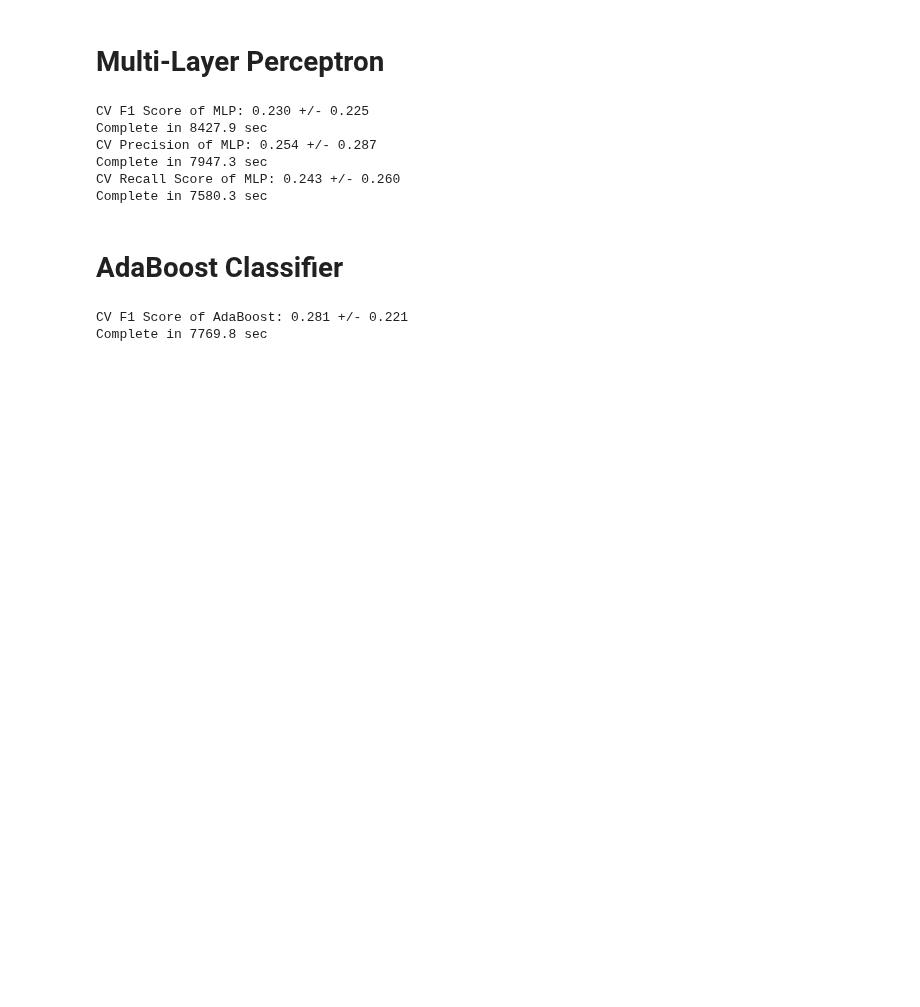
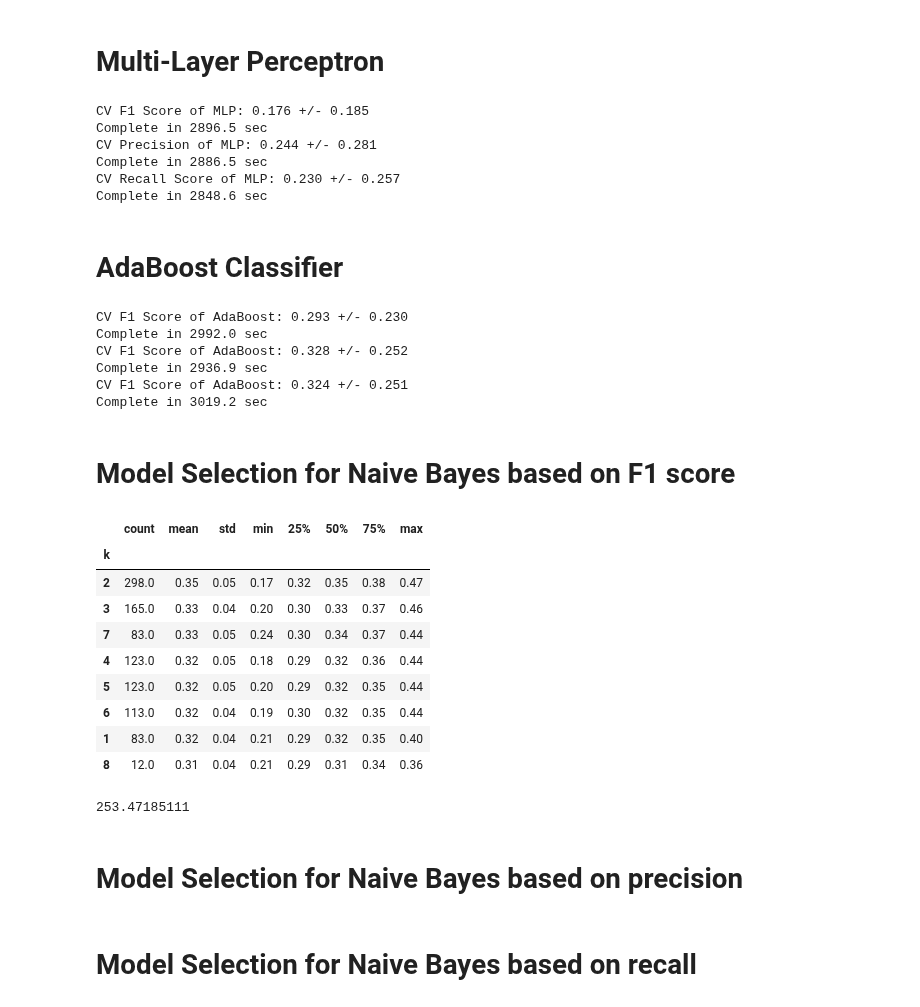
Before and after one commit to lmarkely/enron_fraud, a Jupyter notebook: Enron_fraud_SKB2.ipynb, the cells around one changed output. Saved outputs shown, nothing was run; the diff lists cells and outputs as text; code cells hidden in the pictures; blank space fills up the shorter version.

```diff
--- a/Enron_fraud_SKB2.ipynb
+++ b/Enron_fraud_SKB2.ipynb
@@ -497,8 +526,8 @@ Complete in 36.7 sec
 #  Multi-Layer Perceptron
 # %%
 #Set the number of repeats of the cross validation
-N_outer = 5
-N_inner = 5
+N_outer = 3
+N_inner = 3
 
 #Kernel SVC
 scores=[]
@@ -546,18 +575,18 @@ print ('CV Recall Score of MLP: %.3f +/- %.3f'
        %(np.mean(scores), np.std(scores)))
 print 'Complete in %.1f sec' %(time()-t0)
 # %% [output]
-CV F1 Score of MLP: 0.230 +/- 0.225
-Complete in 8427.9 sec
-CV Precision of MLP: 0.254 +/- 0.287
-Complete in 7947.3 sec
-CV Recall Score of MLP: 0.243 +/- 0.260
-Complete in 7580.3 sec
+CV F1 Score of MLP: 0.176 +/- 0.185
+Complete in 2896.5 sec
+CV Precision of MLP: 0.244 +/- 0.281
+Complete in 2886.5 sec
+CV Recall Score of MLP: 0.230 +/- 0.257
+Complete in 2848.6 sec
 # %% [markdown]
 #  AdaBoost Classifier
 # %%
 #Set the number of repeats of the cross validation
-N_outer = 5
-N_inner = 5
+N_outer = 3
+N_inner = 3
 
 #AdaBoost
 scores=[]
@@ -605,5 +634,52 @@ print ('CV F1 Score of AdaBoost: %.3f +/- %.3f'
        %(np.mean(scores), np.std(scores)))
 print 'Complete in %.1f sec' %(time()-t0)
 # %% [output]
-CV F1 Score of AdaBoost: 0.281 +/- 0.221
-Complete in 7769.8 sec
+CV F1 Score of AdaBoost: 0.293 +/- 0.230
+Complete in 2992.0 sec
+CV F1 Score of AdaBoost: 0.328 +/- 0.252
+Complete in 2936.9 sec
+CV F1 Score of AdaBoost: 0.324 +/- 0.251
+Complete in 3019.2 sec
+# %% [markdown]
+#  Model Selection for Naive Bayes based on F1 score
+# %%
+from IPython.core.display import display
+n_reps = 1000
+best_params = []
+
+clf_nb = GaussianNB()
+pipe_nb = Pipeline([['sc',MinMaxScaler()],
+                    ['kbest',SelectKBest(chi2)],
+                    ['clf',clf_nb]])
+params_nb = {'kbest__k':np.arange(1,10)}
+
+t0 = time()
+for rep in np.arange(n_reps):
+    k_fold = StratifiedKFold(n_splits=5,shuffle=True,random_state=rep)
+    gs_nb_cv = GridSearchCV(estimator=pipe_nb,param_grid=params_nb,cv=k_fold,scoring='f1')
+    gs_nb_cv = gs_nb_cv.fit(X,y)
+    best_param = gs_nb_cv.best_params_
+    best_param.update({'Best Score': gs_nb_cv.best_score_})
+    best_params.append(best_param)
+
+#DataFrame summarizing average of best scores, frequency for each best parameter value
+best_params_df = pd.DataFrame(best_params)
+best_params_df = best_params_df.rename(columns={'kbest__k':'k'})
+best_params_df = best_params_df.groupby('k')['Best Score'].describe()
+best_params_df = np.round(best_params_df,decimals=2).sort_values(['mean','count'],axis=0,ascending=[False,False])
+display(best_params_df)
+print time() - t0
+# %% [output]
+|  | count | mean | std | min | 25% | 50% | 75% | max |
+| k |  |  |  |  |  |  |  |  |
+| 2 | 298.0 | 0.35 | 0.05 | 0.17 | 0.32 | 0.35 | 0.38 | 0.47 |
+| 3 | 165.0 | 0.33 | 0.04 | 0.20 | 0.30 | 0.33 | 0.37 | 0.46 |
+| 7 | 83.0 | 0.33 | 0.05 | 0.24 | 0.30 | 0.34 | 0.37 | 0.44 |
+| 4 | 123.0 | 0.32 | 0.05 | 0.18 | 0.29 | 0.32 | 0.36 | 0.44 |
+| 5 | 123.0 | 0.32 | 0.05 | 0.20 | 0.29 | 0.32 | 0.35 | 0.44 |
+| 6 | 113.0 | 0.32 | 0.04 | 0.19 | 0.30 | 0.32 | 0.35 | 0.44 |
+| 1 | 83.0 | 0.32 | 0.04 | 0.21 | 0.29 | 0.32 | 0.35 | 0.40 |
+| 8 | 12.0 | 0.31 | 0.04 | 0.21 | 0.29 | 0.31 | 0.34 | 0.36 |
+253.47185111
+# %% [markdown]
+#  Model Selection for Naive Bayes based on precision
@@ -609,0 +713,2 @@ Complete in 7769.8 sec
+# %% [markdown]
+#  Model Selection for Naive Bayes based on recall
```
Also changed, not shown: parts of 10 cells of this notebook, 2 other files.
